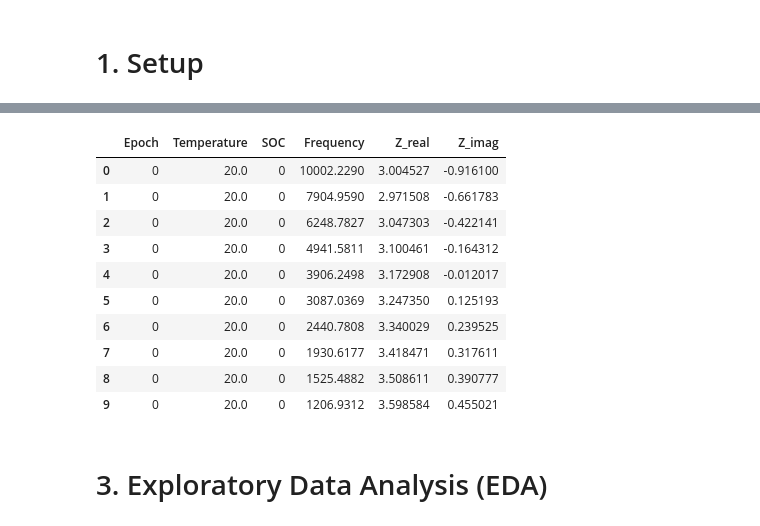
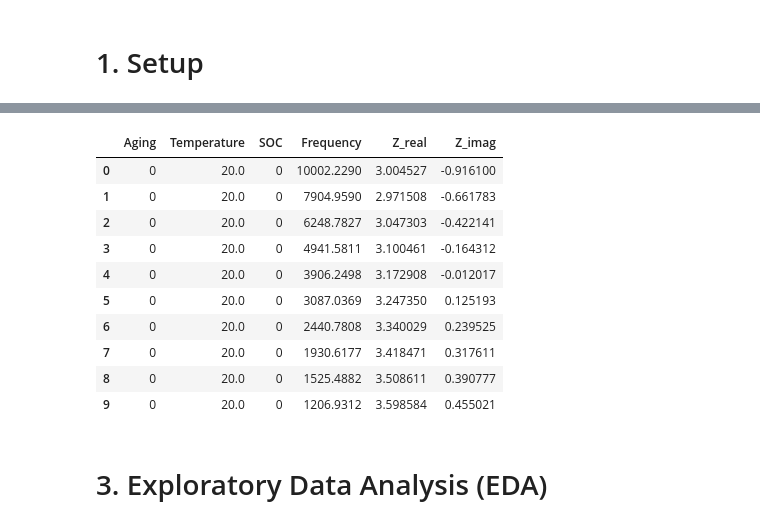
Before and after one commit to marcosoldani/ml_LiBs_project, a Jupyter notebook: notebooks/1_LeaveOneOut.ipynb, the cells around one changed output, grey strips where cells are left out. Drawn from its saved outputs; the diff is of its cells as text; code cells hidden in the pictures.

```diff
--- a/notebooks/1_LeaveOneOut.ipynb
+++ b/notebooks/1_LeaveOneOut.ipynb
@@ -122,97 +122,35 @@ Python 3.12 | NumPy 2.0.1 | Pandas 2.3.3 | Scikit-learn 1.7.1
 # %%
-# --- LOAD MATLAB FILE ---
-
-import os
-import scipy.io
 import pandas as pd
 from pathlib import Path
 
-# --- ROBUST PATH HANDLING ---
 try:
     current_dir = Path(__file__).resolve().parent
 except NameError:
+    import os
     current_dir = Path(os.getcwd())
 
-# If the notebook is inside the 'notebooks' folder, move up to project root
 if current_dir.name == "notebooks":
     project_root = current_dir.parent
 else:
     project_root = current_dir
 
-# Full path to the MAT file
-file_path = project_root / "data" / "raw" / "GEIS.mat"
-
+file_path = project_root / "data" / "processed" / "batteries_cleaned_dataset.csv"
 print(f"Looking for file at: {file_path}")
 
-# --- LOAD FILE ---
 if not file_path.exists():
-    raise FileNotFoundError(f"GEIS.mat file not found at: {file_path}")
+    raise FileNotFoundError(f"CSV file not found at: {file_path}")
 
-mat_data = scipy.io.loadmat(
-    str(file_path),
-    squeeze_me=True,
-    struct_as_record=False
-)
+df = pd.read_csv(file_path)
 
-# --- TEMPERATURE MAPPING ---
-TEMP_KEYS = {
-    "GEIS_20": 20.0,
-    "GEIS_22_5": 22.5,
-    "GEIS_25": 25.0,
-    "GEIS_27_5": 27.5,
-    "GEIS_30": 30.0,
-    "GEIS_35": 35.0,
-    "GEIS_40": 40.0,
-    "GEIS_47_5": 47.5,
-}
-
-# --- DATA EXTRACTION ---
-def extract_records(mat_data, temp_keys, num_epochs=5):
-    records = []
-
-    for epoch in range(num_epochs):
-        aging_key = f"Aging{epoch}"
-        aging_struct = getattr(mat_data, aging_key, mat_data.get(aging_key))
-
-        for temp_key, temperature in temp_keys.items():
-            temp_data = getattr(aging_struct, temp_key)
-
-            for soc_idx, soc_data in enumerate(temp_data):
-                for row in soc_data:
-                    records.append({
-                        "Epoch": epoch,
-                        "Temperature": temperature,
-                        "SOC": soc_idx,
-                        "Frequency": row[0],
-                        "Z_real": row[1] * 1000,   # mΩ
-                        "Z_imag": row[2] * 1000,   # mΩ
-                    })
-
-    return pd.DataFrame(records)
-
-# --- CREATE DATAFRAME ---
-df = extract_records(mat_data, TEMP_KEYS)
-
-# --- SAVE DATASET ---
-output_file = "../data/processed/batteries_cleaned_dataset.csv"
-df.to_csv(output_file, index=False)
-
-# --- SUMMARY ---
 def print_dataset_summary(df):
     print(f"Dataset: {df.shape[0]:,} rows × {df.shape[1]} columns")
-    print(
-        f"Epochs: {sorted(df['Epoch'].unique())} | "
-        f"Temperatures: {sorted(df['Temperature'].unique())} °C"
-    )
-    print(
-        f"SOC levels: {sorted(df['SOC'].unique())} | "
-        f"Frequency range: {df['Frequency'].min():.2f}–{df['Frequency'].max():.0f} Hz"
-    )
-    print(
-        f"Epoch × Temperature combinations: "
-        f"{df.groupby(['Epoch', 'Temperature']).ngroups}"
-    )
+    print(f"Agings: {sorted(df['Aging'].unique().tolist())} | "
+          f"Temperatures: {sorted(df['Temperature'].unique().tolist())}°C")
+    print(f"SOC levels: {sorted(df['SOC'].unique().tolist())} | "
+          f"Frequency range: {df['Frequency'].min():.2f}–{df['Frequency'].max():.0f} Hz")
+    print(f"Aging × Temperature combinations: "
+          f"{df.groupby(['Aging', 'Temperature']).ngroups}")
 
-# Preview
+print_dataset_summary(df)
 df.head(10)
 # %% [output]
@@ -220,4 +162,4 @@ Looking for file at: /Users/marcosoldani/Desktop/SUPSI/terzo_anno/secondo_semest
-|  | Epoch | Temperature | SOC | Frequency | Z_real | Z_imag |
+|  | Aging | Temperature | SOC | Frequency | Z_real | Z_imag |
 | 0 | 0 | 20.0 | 0 | 10002.2290 | 3.004527 | -0.916100 |
 | 1 | 0 | 20.0 | 0 | 7904.9590 | 2.971508 | -0.661783 |
 | 2 | 0 | 20.0 | 0 | 6248.7827 | 3.047303 | -0.422141 |
```
Also changed, not shown: parts of 18 cells of this notebook, 2 other files.
